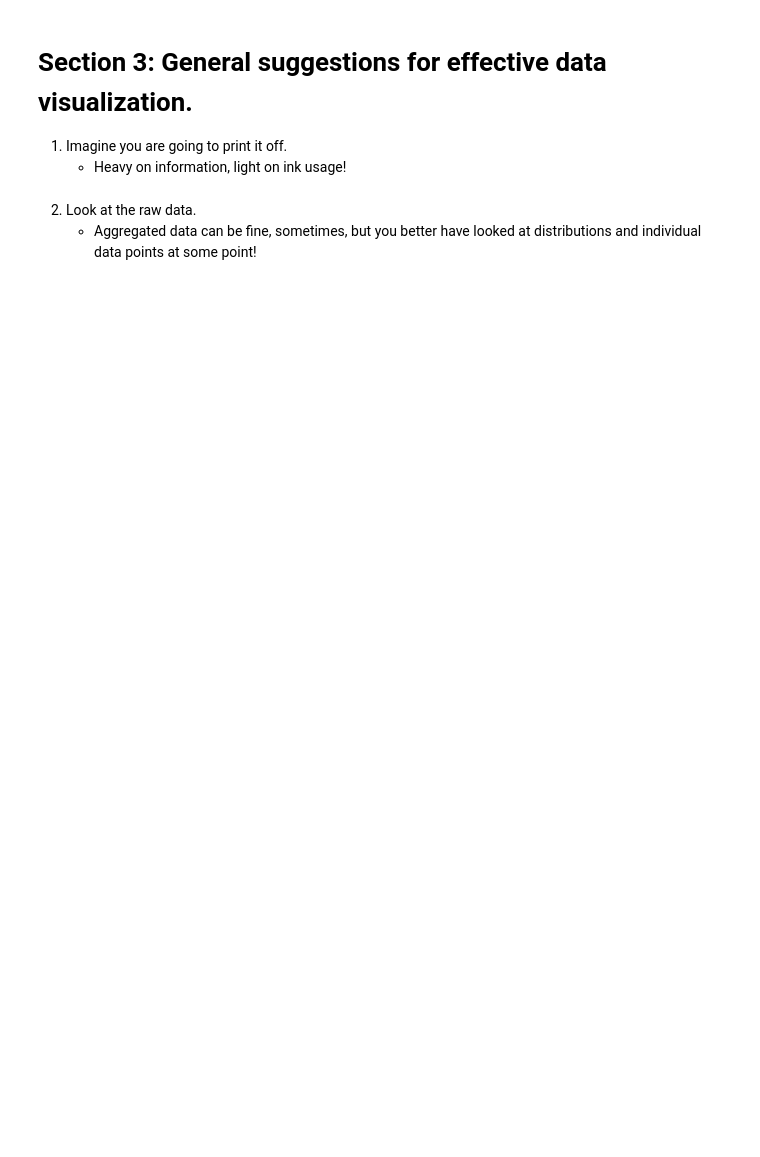
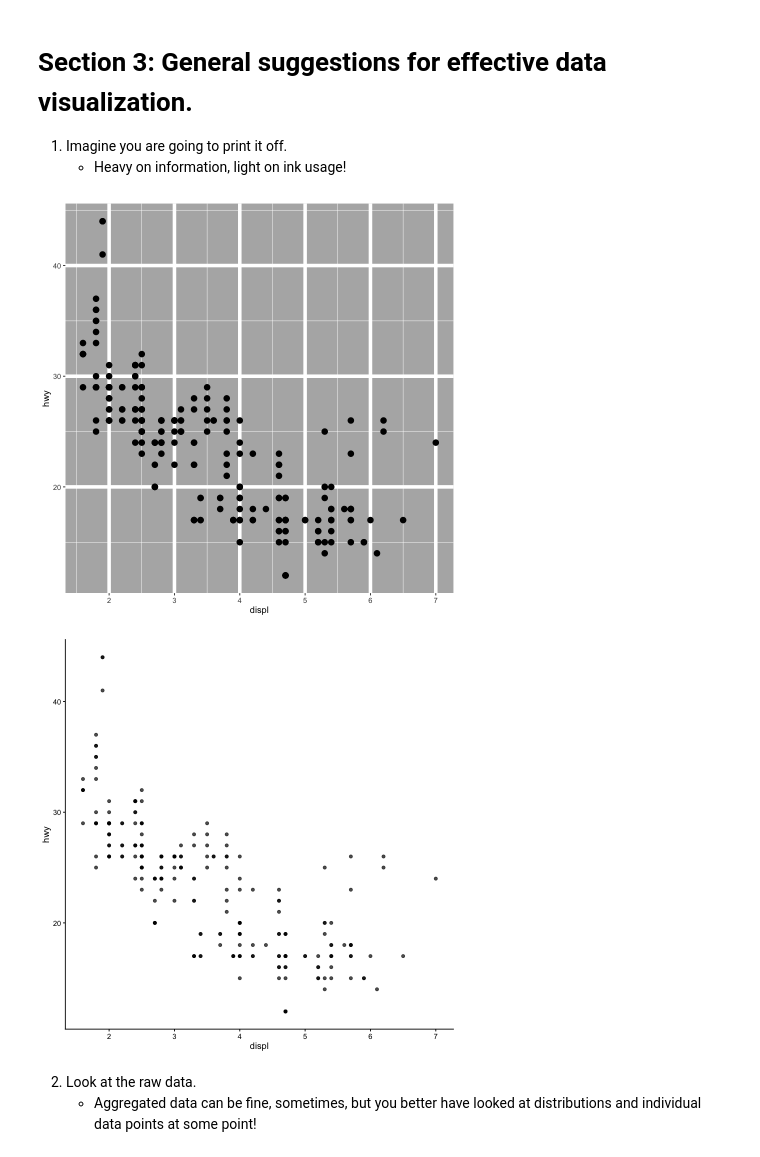
Before and after one commit to JeremyHogeveen/dspn_spring2026_github, a Jupyter notebook: code/dspn_spring2026_week8_03122026.ipynb, the cells around one changed output. Cells and saved outputs as stored; diff of their text form; code cells hidden in the pictures; blank space fills up the shorter version.

```diff
--- a/code/dspn_spring2026_week8_03122026.ipynb
+++ b/code/dspn_spring2026_week8_03122026.ipynb
@@ -48,6 +118,20 @@
 
 1. Imagine you are going to print it off.
     * Heavy on information, light on ink usage!
+# %%
+plot_darkgrey <- ggplot(mpg, aes(x = displ, y = hwy)) +
+  geom_point(size = 3) +
+  theme(panel.background = element_rect(fill = "gray70"),
+        panel.grid.major = element_line(linewidth = 2, color = "white"))
+plot_darkgrey
+
+plot_whitebackground <- ggplot(mpg, aes(x = displ, y = hwy)) +
+  geom_point(alpha = 0.7) +
+  theme_classic()
+plot_whitebackground
+# %% [output]
+[figure, added]
+[figure, added]
 # %% [markdown]
 2. Look at the raw data.
     * Aggregated data can be fine, sometimes, but you better have looked at distributions and individual data points at some point!
```
Also changed, not shown: parts of 13 cells of this notebook, 1 other file.
